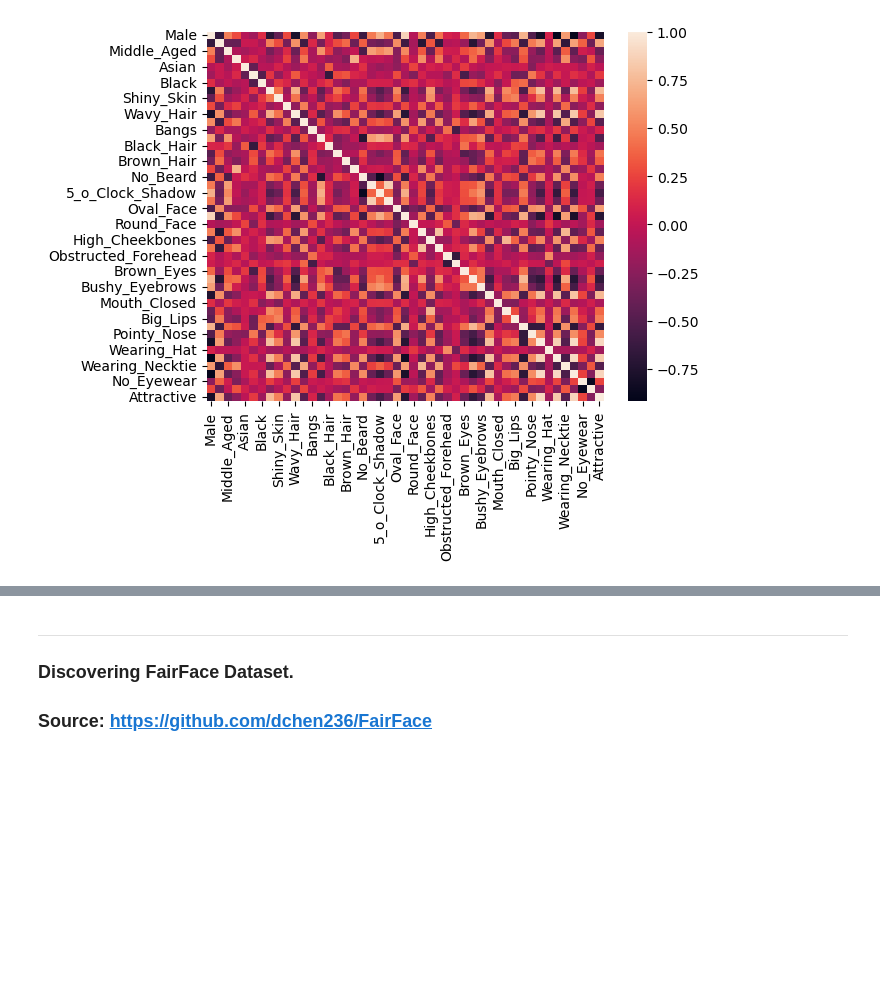
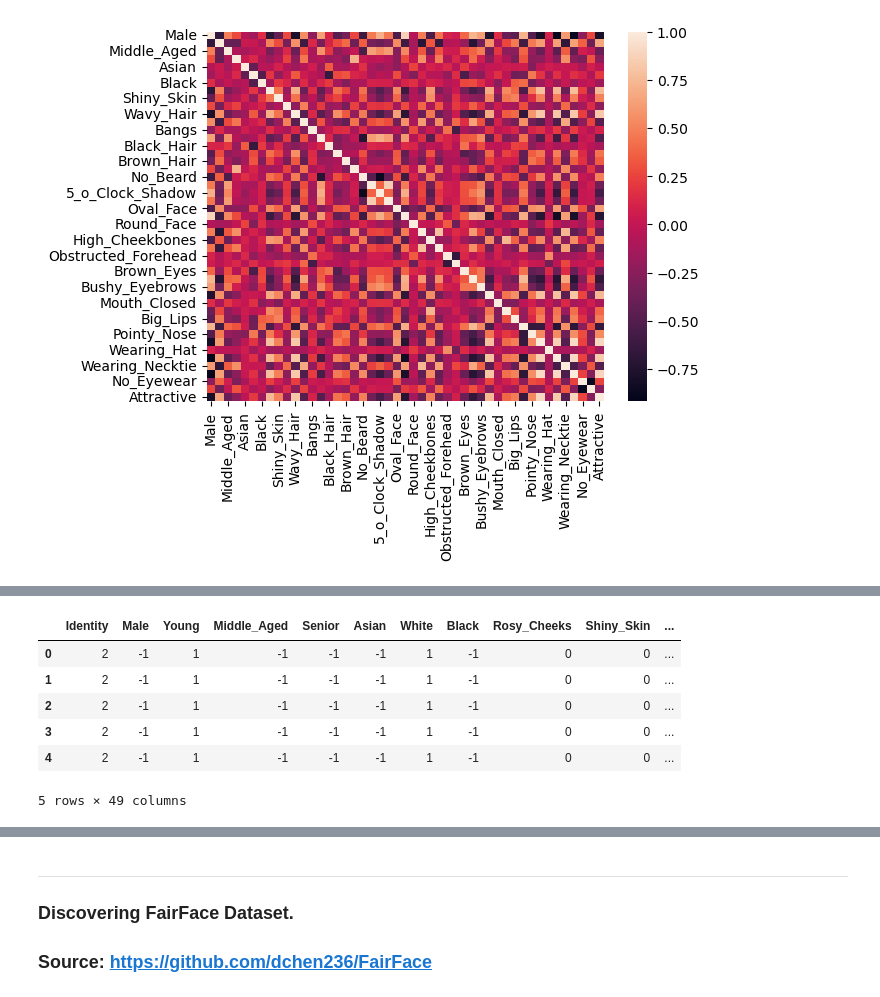
Before and after one commit to malkhawaldeh/Smart-Surveillance-System, a Jupyter notebook: final_project.ipynb, the cells around one changed output, grey strips where cells are left out. Drawn from its saved outputs; the diff is of its cells as text; code cells hidden in the pictures; blank space fills up the shorter version.

```diff
--- a/final_project.ipynb
+++ b/final_project.ipynb
@@ -611,0 +625,2 @@ sns.heatmap(corr_mat)
+# %%
+maad_df.drop(columns=['Filename','Unnamed: 0'], axis= 1, inplace= True)
@@ -611,0 +655,12 @@ sns.heatmap(corr_mat)
+# %%
+maad_df.drop(columns = 'full_path', axis = 1, inplace = True)
+maad_df.drop(columns= 'split', axis= 1, inplace= True)
+maad_df.head()
+# %% [output]
+|  | Identity | Male | Young | Middle_Aged | Senior | Asian | White | Black | Rosy_Cheeks | Shiny_Skin | ... |
+| 0 | 2 | -1 | 1 | -1 | -1 | -1 | 1 | -1 | 0 | 0 | ... |
+| 1 | 2 | -1 | 1 | -1 | -1 | -1 | 1 | -1 | 0 | 0 | ... |
+| 2 | 2 | -1 | 1 | -1 | -1 | -1 | 1 | -1 | 0 | 0 | ... |
+| 3 | 2 | -1 | 1 | -1 | -1 | -1 | 1 | -1 | 0 | 0 | ... |
+| 4 | 2 | -1 | 1 | -1 | -1 | -1 | 1 | -1 | 0 | 0 | ... |
+5 rows × 49 columns
```
Also changed, not shown: parts of 11 cells of this notebook.
